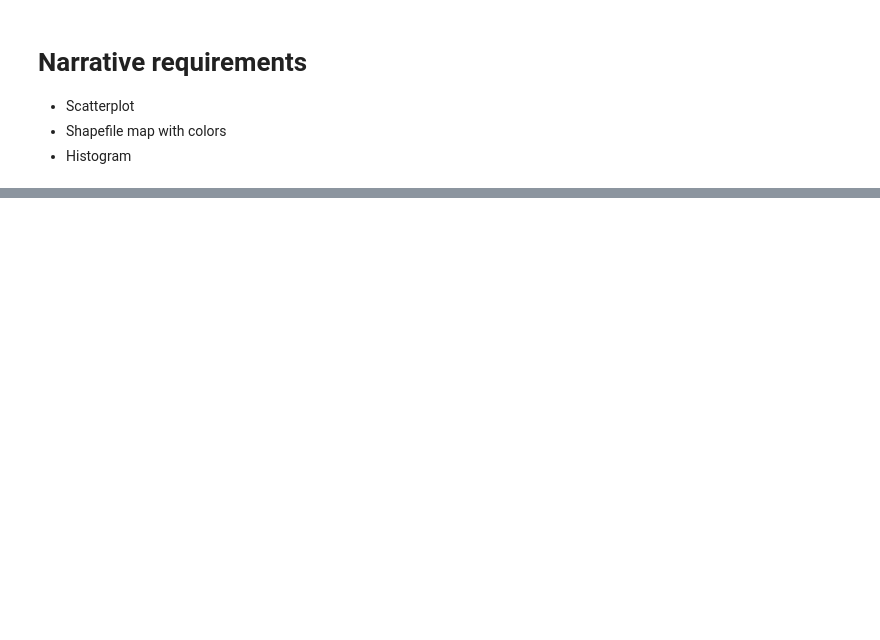
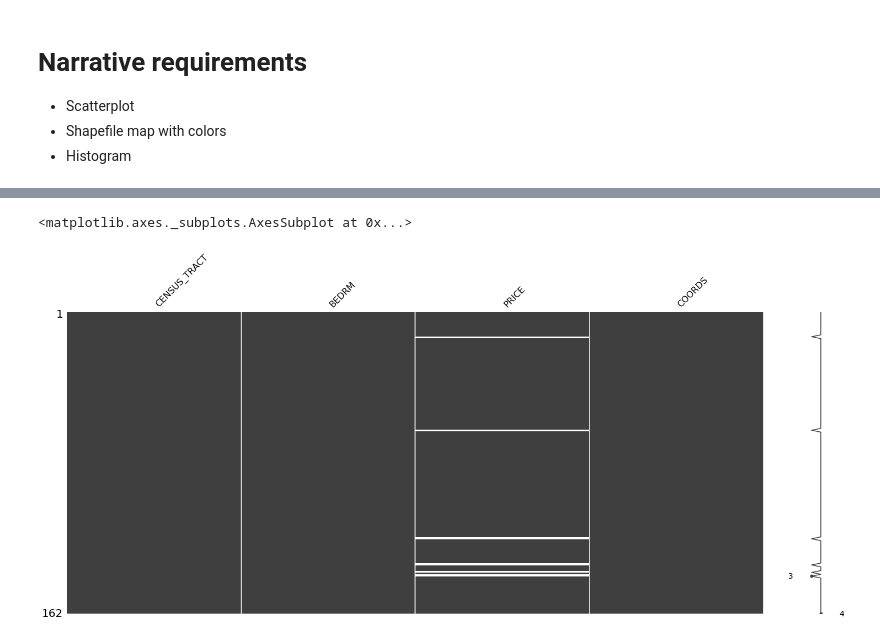
Before and after one commit to goh12/socialdataanalysis2020-finalproject, a Jupyter notebook: Explanatory/Narrative V0.ipynb, the cells around one changed output, grey strips where cells are left out. Cells and saved outputs as stored; diff of their text form; code cells hidden in the pictures; blank space fills up the shorter version.

```diff
--- a/Explanatory/Narrative V0.ipynb
+++ b/Explanatory/Narrative V0.ipynb
@@ -167,0 +365,35 @@ TypeError: scatter() missing 2 required positional arguments: 'x' and 'y'
+# %%
+def aggregate_census(dataframe,
+                     constraint_variable, constraint,
+                     aggregate, factor,
+                     group_vars = ['LATITUDE','LONGITUDE']):
+    '''
+    dataframe:
+        Must include 'LATITUDE' & 'LONGITUDE' & 'PRICE'
+    constraint_variable:
+        The variable to constrain, for example 'BEDRM'
+    constraint:
+        lambda function to constrain above variable with
+        example: (lambda x: x == 3)
+    aggregate:
+        lambda function to aggregate with
+        example: (lambda x: np.mean(x))
+    factor:
+        number of significant digits
+        example: 3
+    group_vars:
+        aggregation variable (if none, then LATITUDE & LONGITUDE)
+        if ['CENSUS_TRACT']: then shapefiles
+    '''
+    # Drop all other variables than the one of interest to save computation in rounding
+    df_vars = list(set([constraint_variable,'PRICE','LATITUDE','LONGITUDE'] + group_vars))
+    df_sub = dataframe.loc[:,df_vars].copy()
+
+    # Constrain
+    df_sub = df_sub.loc[constraint(df_sub.loc[:,constraint_variable])]
+
+    # Bin by location and aggregate with function
+    agg_df = df_sub.groupby(group_vars,as_index=False).agg(aggregate).loc[:,[constraint_variable,'PRICE'] + group_vars]
+
+    joined_df = pd.merge(agg_df,df_geo,on='CENSUS_TRACT').dropna()
+    return joined_df
@@ -167,0 +407,6 @@ TypeError: scatter() missing 2 required positional arguments: 'x' and 'y'
+# %%
+from missingno import matrix
+matrix(aggregate_census(df_clean, c_var, constr_3, agg_1))
+# %% [output]
+<matplotlib.axes._subplots.AxesSubplot at 0x...>
+[figure, added]
```
Also changed, not shown: parts of 28 cells of this notebook, 1 other file.
